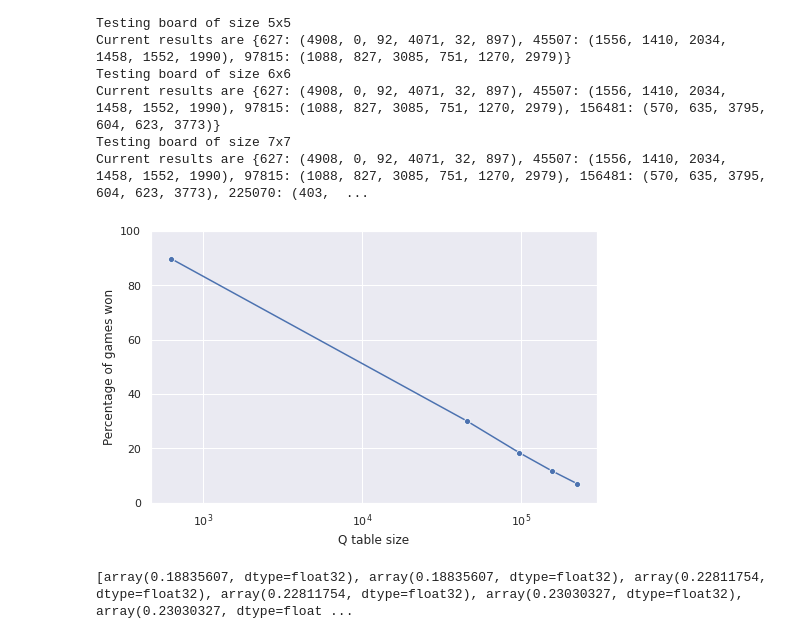
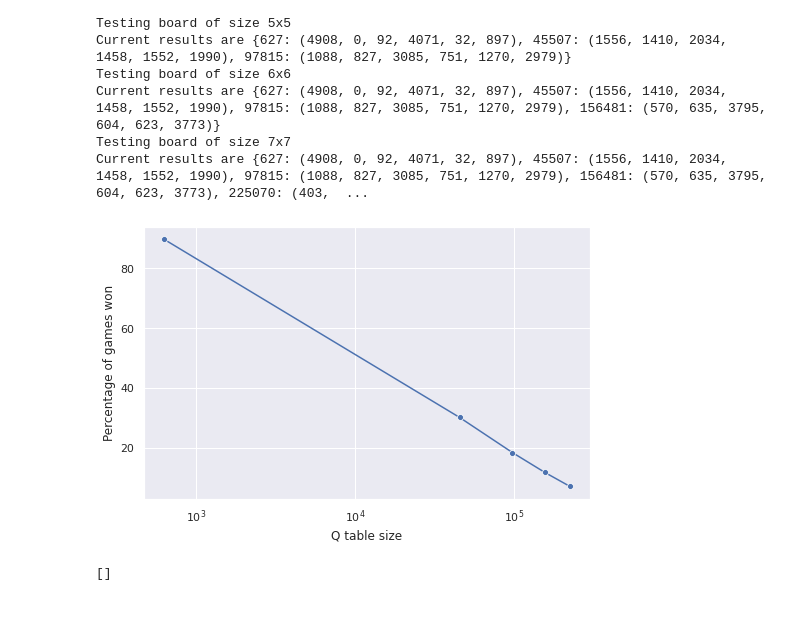
Before and after one commit to gael-vanderlee/CrossDimNoughts, a Jupyter notebook: RL_project.ipynb, the cells around one changed output. Saved outputs shown, nothing was run; the diff lists cells and outputs as text; code cells hidden in the pictures; blank space fills up the shorter version.

```diff
--- a/RL_project.ipynb
+++ b/RL_project.ipynb
@@ -118,16 +118,16 @@ Current results are {627: (4908, 0, 92, 4071, 32, 897), 45507: (1556, 1410, 2034
 # %%
 results_boardsize["total_games"] = results_boardsize["win_agent_first"] + results_boardsize["win_agent_second"] + \
                                   results_boardsize["lose_agent_first"] + results_boardsize["lose_agent_second"] + \
                                   results_boardsize["even_agent_first"] + results_boardsize["even_agent_second"]
 results_boardsize["Win rate"] = ((results_boardsize["win_agent_first"] + results_boardsize["win_agent_second"]) / results_boardsize["total_games"]) * 100
 
 ax = sns.lineplot(data=results_boardsize["Win rate"], marker="o")
-ax.set(xlabel='Q table size', ylabel='Percentage of games won', ylim=(0, 100))
+ax.set(xlabel='Q table size', ylabel='Percentage of games won')
 ax.set(xscale="log")
 plt.savefig("Perf_vs_BoardSize.png")
 plt.show()
 # %% [output]
-[figure, old version]
+[figure, new version]
 # %%
 import neuralAgent as na
 import torch
@@ -136,10 +136,10 @@ from game import Game
 
 game = Game(None, None, n_dim=2, size=3)
 agent1 = na.Model()
-agent1, values, _, _, _ =na.train_network(agent1, game, 15000, 1000)
+agent1, values, _, _, _ =na.train_network(agent1, game, 0, 1000)
 print(values)
 # %% [output]
-[array(0.18835607, dtype=float32), array(0.18835607, dtype=float32), array(0.22811754, dtype=float32), array(0.22811754, dtype=float32), array(0.23030327, dtype=float32), array(0.23030327, dtype=float ...
+[]
 # %%
 wins, draw, loses = na.test_against_random(agent1, game, 10000)
 print("Win {}, Draw {}, Loses {}".format(wins, draw, loses))
```
Also changed, not shown: parts of 3 cells of this notebook, 1 other file.
